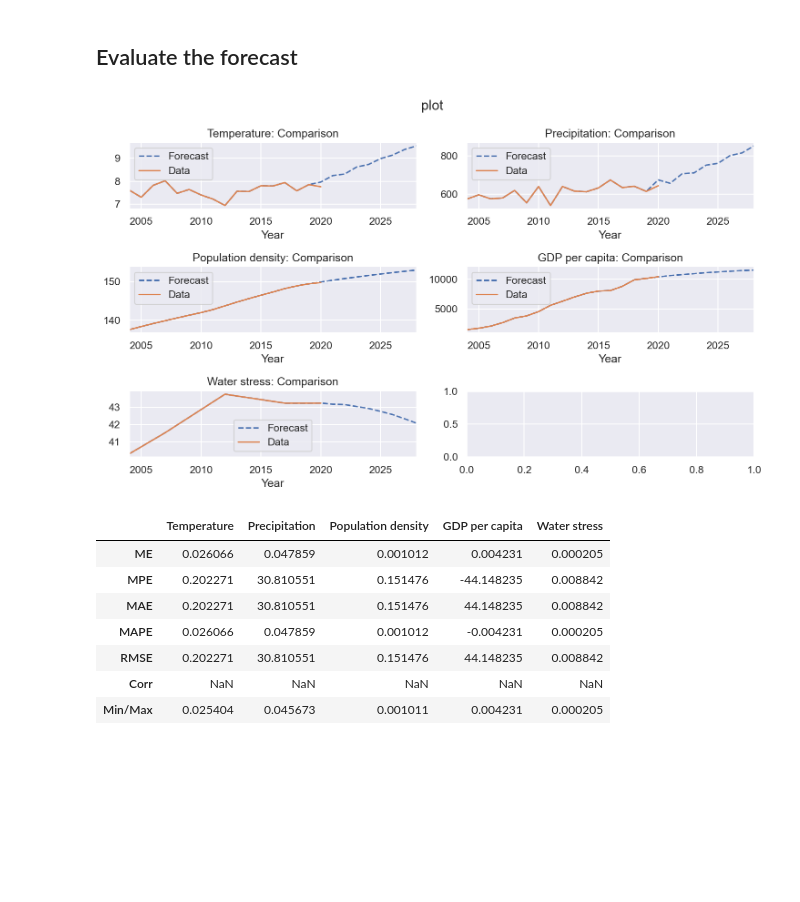
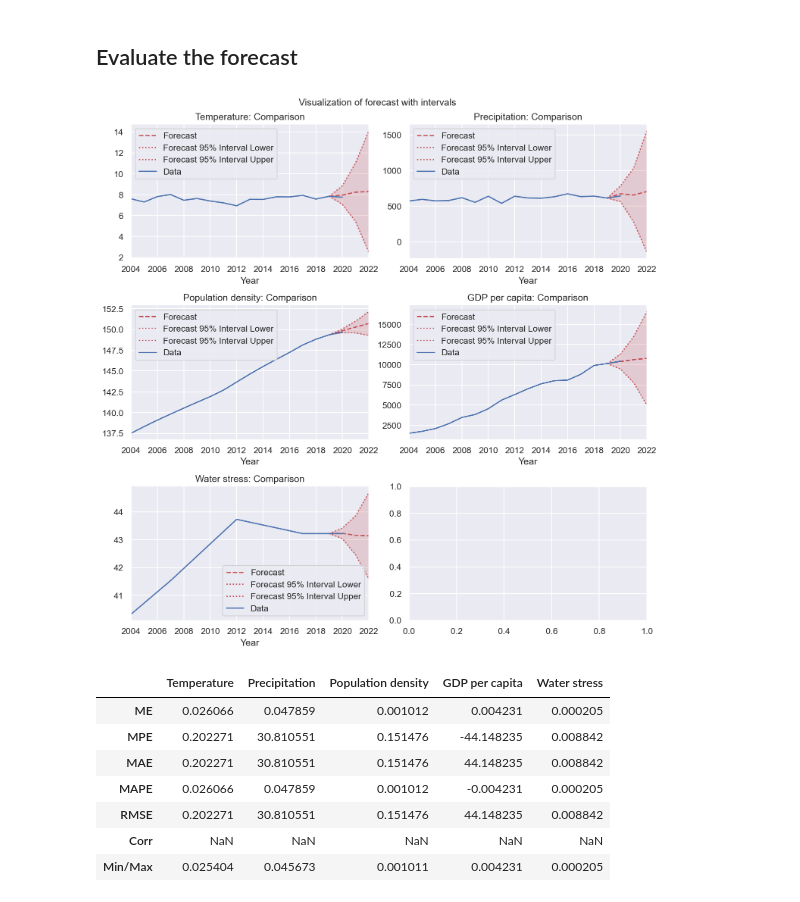
Before and after one commit to karlpolak/MDA-project, a Jupyter notebook: VAR-OO.ipynb, the cells around one changed output. Drawn from its saved outputs; the diff is of its cells as text; code cells hidden in the pictures; blank space fills up the shorter version.

Commit message:
added confidence intervals

```diff
--- a/VAR-OO.ipynb
+++ b/VAR-OO.ipynb
@@ -126,6 +128,8 @@ v1.ts_forecast_diff=v1.get_forecast_diff(forecast_steps,plot=False)
 ## Invert differencing
 # %%
 v1.ts_forecast = v1.get_inv_diff(v1.ts_forecast_diff,diff_order)
+v1.ts_forecast.lower = v1.get_inv_diff(v1.ts_forecast_diff.lower,diff_order)
+v1.ts_forecast.upper = v1.get_inv_diff(v1.ts_forecast_diff.upper,diff_order)
 v1.ts_forecast.head()
 # %% [output]
 |  | Temperature | Precipitation | Population density | GDP per capita | Water stress |
@@ -138,11 +142,13 @@ v1.ts_forecast.head()
 ## Evaluate the forecast
 # %%
 v1.ts_results=pd.concat([v1.ts_train,v1.ts_forecast])
+v1.ts_results.lower=pd.concat([v1.ts_train,v1.ts_forecast.lower])
+v1.ts_results.upper=pd.concat([v1.ts_train,v1.ts_forecast.upper])
 # v1.ts_results.tail()
-# %%
-plot_comparison(v1.ts,v1.ts_results,steps=forecast_steps, name='plot')
-# %% [output]
-[figure, removed]
+# %%
+plot_comparison(v1,steps=3, name='Visualization of forecast with intervals',figsize=(10,10))
+# %% [output]
+[figure, added]
 # %%
 error=v1.get_forecast_error(v1.ts_forecast)
 error
```
Also changed, not shown: parts of 7 cells of this notebook, 1 other file.
